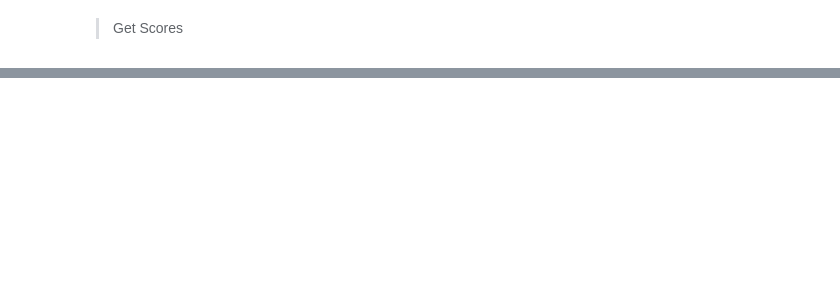
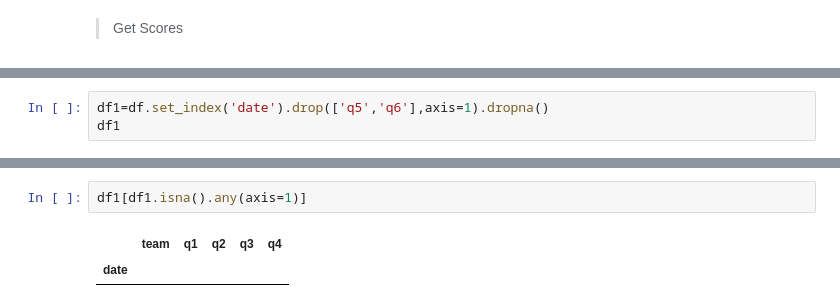
Before and after one commit to Zachky/Learning_Zone2, a Jupyter notebook: Practice_Notebook/Chapter_7/Chapter_7-1.ipynb, the cells around one changed output, grey strips where cells are left out. Drawn from its saved outputs; the diff is of its cells as text; blank space fills up the shorter version.

```diff
--- a/Practice_Notebook/Chapter_7/Chapter_7-1.ipynb
+++ b/Practice_Notebook/Chapter_7/Chapter_7-1.ipynb
@@ -70,0 +294,3 @@ for tr in soup.find('table',class_='stable boxscore').find_all('tr'):
+# %%
+df1=df.set_index('date').drop(['q5','q6'],axis=1).dropna()
+df1
@@ -70,0 +406,5 @@ for tr in soup.find('table',class_='stable boxscore').find_all('tr'):
+# %%
+df1[df1.isna().any(axis=1)]
+# %% [output]
+|  | team | q1 | q2 | q3 | q4 |
+| date |  |  |  |  |  |
```
Also changed, not shown: parts of 30 cells of this notebook.
